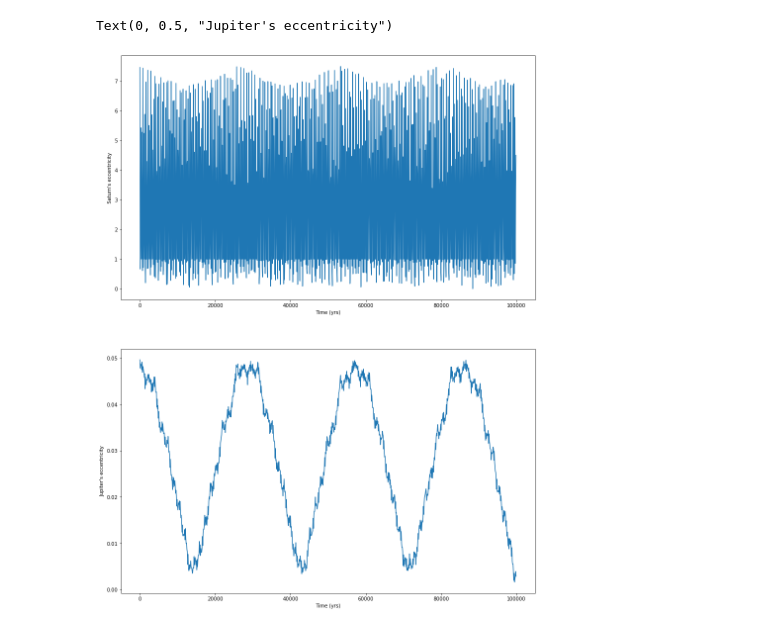
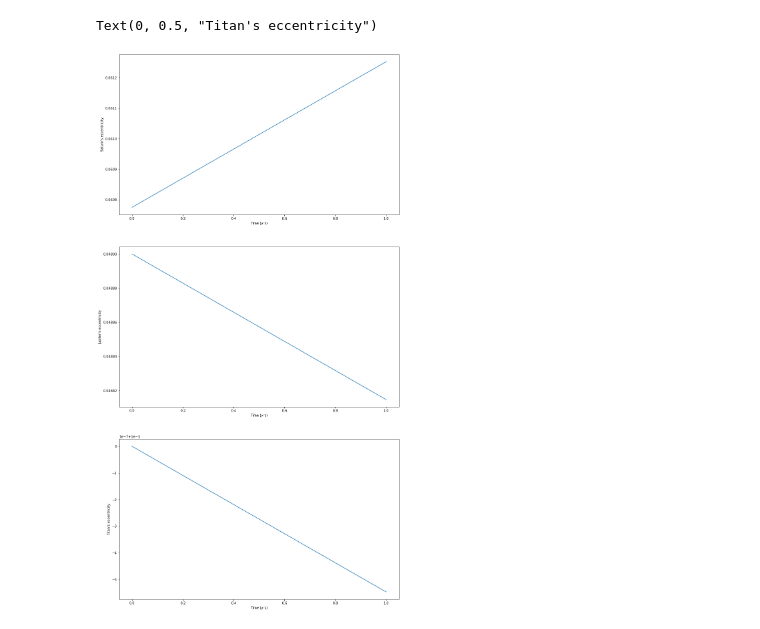
Before and after one commit to hdayuan/F21_JP_Titan-Sims, a Jupyter notebook: test_jupiter.ipynb, the cells around one changed output. Saved outputs shown, nothing was run; the diff lists cells and outputs as text; code cells hidden in the pictures.

```diff
--- a/test_jupiter.ipynb
+++ b/test_jupiter.ipynb
@@ -16,46 +16,54 @@ aSat = 9.5549 # semi-major axis of Saturn's orbit in AU
 eSat = 0.0565 # eccentricity of Saturn
 mJup = (1.898e+27)/M_SUN
 aJup = (778.570e+9)/AU_TO_M
 eJup = 0.0489
+mTitan = 0.0000000676319759 # mass of titan in solar masses
+eTitan = 0.001 # eccentricity of Titan's orbit ***** Modify as needed *****
+aTitan = 0.00038926024*8.2
 
 sim = rebound.Simulation()
 sim.units = ('AU', 'yr', 'MSun')
 sim.integrator = "ias15"
 
-"""sim.add(m=1.)
+sim.add(m=1., hash='Sun')
+sim.add(m=mJup, a=aJup, e=eJup, hash='Jupiter')
 sim.add(m=mSat, a=aSat, e=eSat, hash='Saturn')
-sim.add(m=mJup, a=aJup, e=eJup, hash='Jupiter')
+sim.add(rebound.Particle(sim, primary=sim.particles['Saturn'], m=mTitan, a=aTitan, e=eTitan, hash='Titan'))
 
 """
-saturn = rebound.Particle(m=mSat, hash="Saturn")
-sim.add(saturn)
-sun = rebound.Particle(sim, primary=saturn, m=1., a=aSat, e=eSat, hash="Sun")
-sim.add(sun)
-jupiter = rebound.Particle(sim, primary=sun, m=mJup, a=aJup, e=eJup, hash="Jupiter")
-sim.add(jupiter)
+sim.add(m=mSat, hash='Saturn')
+sim.add(m=1., a=aSat, e=eSat, hash='Sun')
+sim.add(rebound.Particle(sim, primary=sim.particles['Sun'], m=mJup, a=aJup, e=eJup, hash="Jupiter"))
+"""
 
-numSamples = 1000
+numSamples = 2
 eS_array = [0] * numSamples
 eJ_array = [0] * numSamples
+eT_array = [0] * numSamples
 t_array = [0] * numSamples
 for i in range(numSamples):
-    sim.integrate(100.*i)
+    sim.integrate(1.*i)
     sim.move_to_com()
-    eS_array[i] = sim.particles["Saturn"].calculate_orbit(primary=sun).e
-    eJ_array[i] = sim.particles["Jupiter"].e
+    eS_array[i] = sim.particles['Saturn'].calculate_orbit(primary=sim.particles['Sun']).e
+    eJ_array[i] = sim.particles['Jupiter'].calculate_orbit(primary=sim.particles['Sun']).e
+    eT_array[i] = sim.particles['Titan'].calculate_orbit(primary=sim.particles['Saturn']).e
     t_array[i] = sim.t
 
-fig, axs = plt.subplots(2)
+fig, axs = plt.subplots(3)
 
-fig.set_size_inches(15, 20)
+fig.set_size_inches(15, 30)
 
 axs[0].plot(t_array,eS_array)
 axs[0].set_xlabel('Time (yrs)')
 axs[0].set_ylabel("Saturn's eccentricity")
 
 axs[1].plot(t_array,eJ_array)
 axs[1].set_xlabel("Time (yrs)")
 axs[1].set_ylabel("Jupiter's eccentricity")
+
+axs[2].plot(t_array,eT_array)
+axs[2].set_xlabel("Time (yrs)")
+axs[2].set_ylabel("Titan's eccentricity")
 # %% [output]
-Text(0, 0.5, "Jupiter's eccentricity")
+Text(0, 0.5, "Titan's eccentricity")
-[figure, old version]
+[figure, new version]
```
Also changed, not shown: 2 other files.
